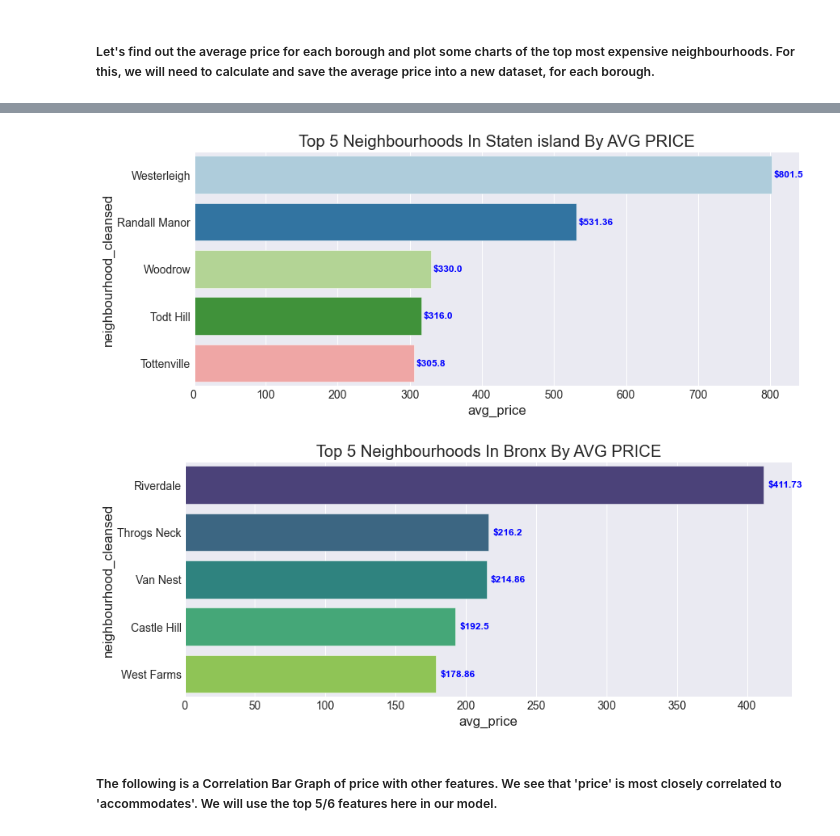
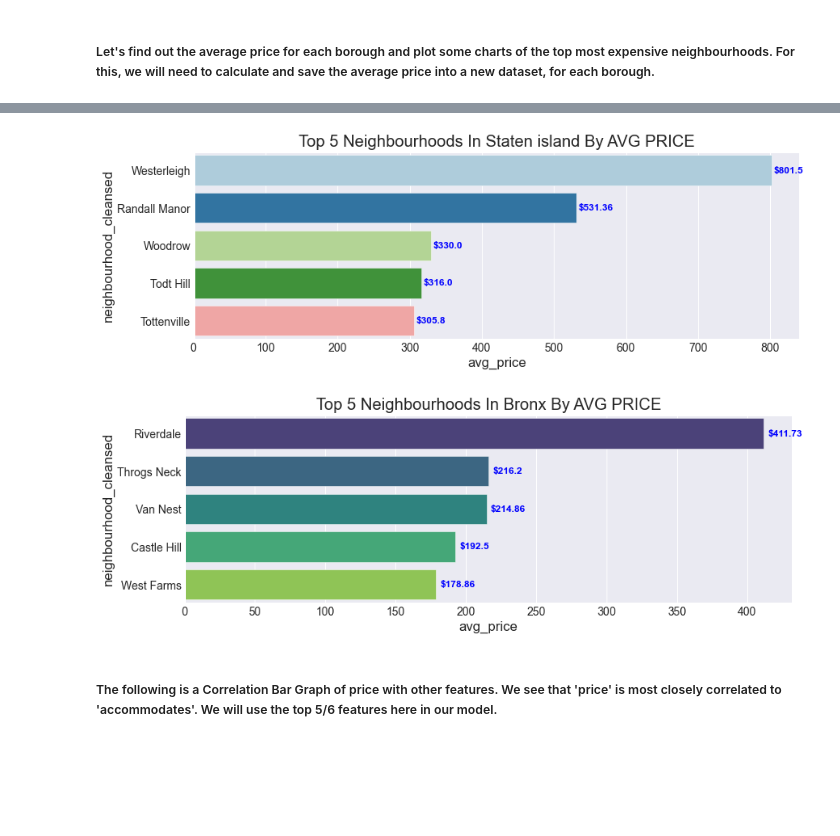
Before and after one commit to clarizamayo/Airbnb_Data_Analysis, a Jupyter notebook: Analysis_Notebook.ipynb, the cells around one changed output, grey strips where cells are left out. Drawn from its saved outputs; the diff is of its cells as text; code cells hidden in the pictures; blank space fills up the shorter version.

```diff
--- a/Analysis_Notebook.ipynb
+++ b/Analysis_Notebook.ipynb
@@ -747,17 +745,17 @@ plt.show()
 # %%
 #plt.style.use('tableau-colorblind10')
-plt.figure(figsize=(12, 5))
+plt.figure(figsize=(12, 4))
 sns.set_style("darkgrid")
 ax = sns.barplot(x='avg_price',y='neighbourhood_cleansed', data=price_si, palette='Paired')
 plt.title('Top 5 Neighbourhoods In Staten island By AVG PRICE')
 for i, v in enumerate(price_si['avg_price']):
     ax.text(v+3, i, ('$'+str(v)), color='blue', va='center', fontsize=12, fontweight='bold')
 plt.show()
 # %% [output]
-[figure, old version]
+[figure, new version]
 # %%
 #plt.style.use('tableau-colorblind10')
-plt.figure(figsize=(12, 5))
+plt.figure(figsize=(12, 4))
 sns.set_style("darkgrid")
 ax = sns.barplot(x='avg_price',y='neighbourhood_cleansed', data=price_bronx, palette='viridis')
 plt.title('Top 5 Neighbourhoods In Bronx By AVG PRICE')
@@ -765,7 +763,7 @@ for i, v in enumerate(price_bronx['avg_price']):
     ax.text(v+3, i, ('$'+str(v)), color='blue', va='center', fontsize=12, fontweight='bold')
 plt.show()
 # %% [output]
-[figure, old version]
+[figure, new version]
 # %% [markdown]
 ##### The following is a Correlation Bar Graph of price with other features. We see that 'price' is most closely correlated to 'accommodates'. We will use the top 5/6 features here in our model.
 # %%
```
Also changed, not shown: parts of 15 cells of this notebook.
